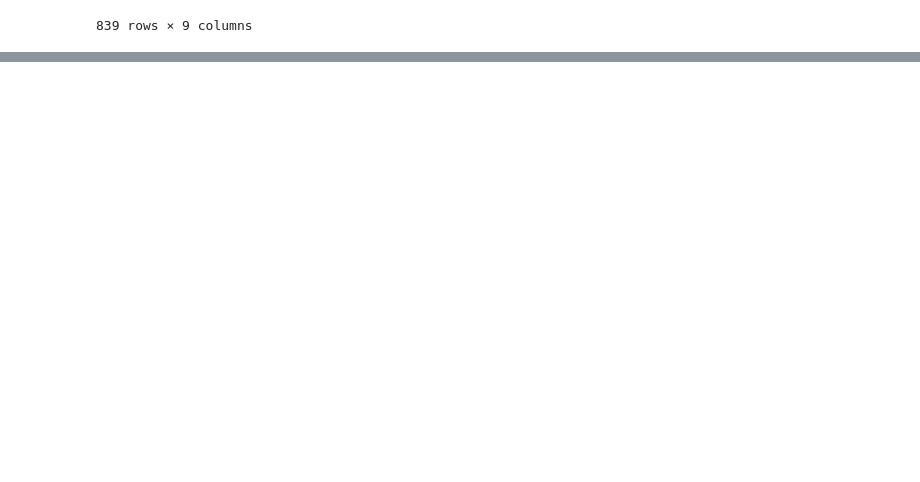
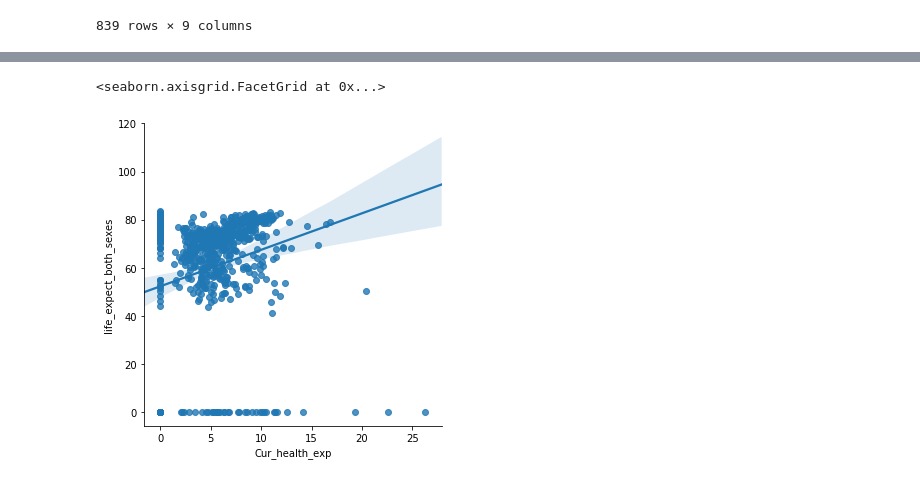
Before and after one commit to LauraMenefee/Summer2019_group_project, a Jupyter notebook: group_project.ipynb, the cells around one changed output, grey strips where cells are left out. Drawn from its saved outputs; the diff is of its cells as text; code cells hidden in the pictures; blank space fills up the shorter version.

```diff
--- a/group_project.ipynb
+++ b/group_project.ipynb
@@ -372,3 +372,7 @@ df1.drop('All', axis=1)
 writer = pd.ExcelWriter('population_df.xlsx', engine='xlsxwriter')
 df1.to_excel(writer, sheet_name='Sheet1')
 writer.save()
+# %%
+location = "C:/Users/GBTC408009ur/Documents/sj_advance data analytics/Final Project/pop_exp.xlsx"
+pop_exp_df = pd.read_excel(location)
+#C:\Users\GBTC408009ur\Documents\sj_advance data analytics\Final Project
@@ -374,0 +406,6 @@ writer.save()
+# %%
+#make a scatterplot of GDP expenditure vs life expectancy
+sns.lmplot(x='Cur_health_exp', y='life_expect_both_sexes', data=pop_exp_df)
+# %% [output]
+<seaborn.axisgrid.FacetGrid at 0x...>
+[figure, added]
```
Also changed, not shown: parts of 7 cells of this notebook, 1 other file.
